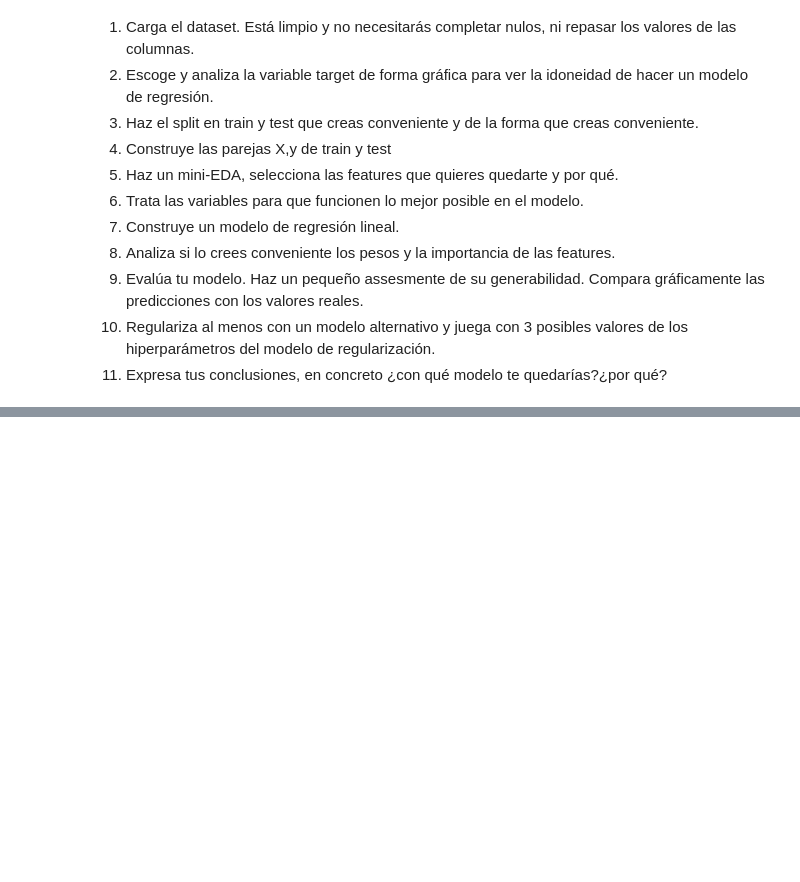
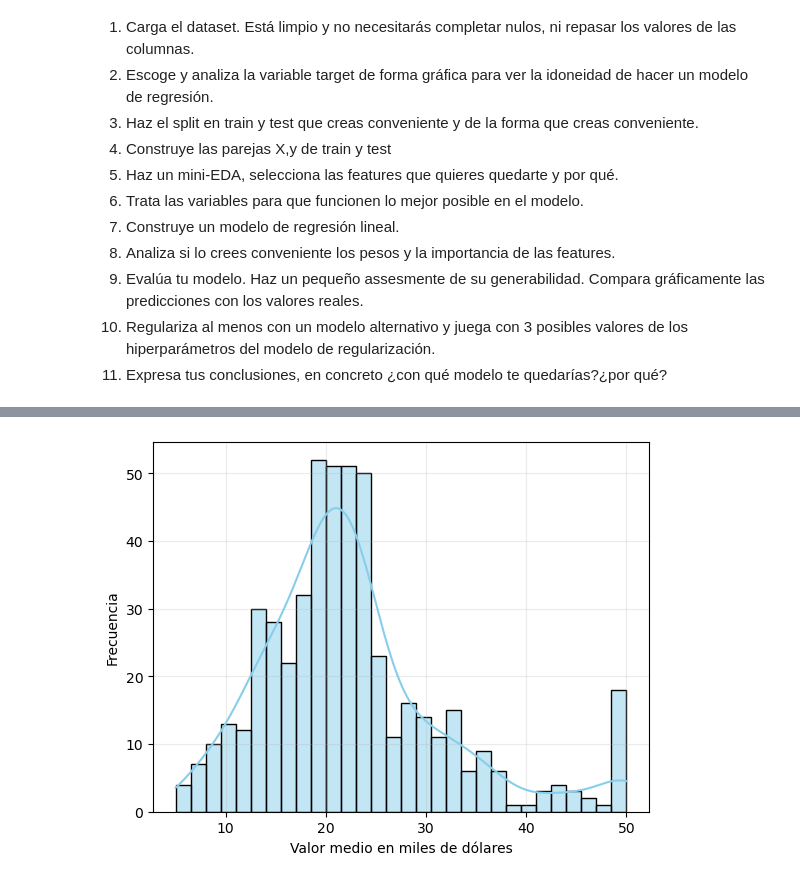
Before and after one commit to salvatorelodato/ONLINE_DS_THEBRIDGE_SL, a Jupyter notebook: Sprint_10/Unidad_01/Practica_Obligatoria/18_Practica_Obligatoria_Regresion_Lineal_y_Regularización_SL.ipynb, the cells around one changed output, grey strips where cells are left out. Saved outputs shown, nothing was run; the diff lists cells and outputs as text; code cells hidden in the pictures; blank space fills up the shorter version.

```diff
--- a/Sprint_10/Unidad_01/Practica_Obligatoria/18_Practica_Obligatoria_Regresion_Lineal_y_Regularización_SL.ipynb
+++ b/Sprint_10/Unidad_01/Practica_Obligatoria/18_Practica_Obligatoria_Regresion_Lineal_y_Regularización_SL.ipynb
@@ -72,0 +135,14 @@ dataset.head()
+# %%
+# 2 - Escogemos nuestra variable TARGET
+# (**(TARGET)MEDV:** Valor medio de las viviendas ocupadas por sus propietarios en miles de dólares)
+
+# 2.1 Analizamos nuestra variable de forma GRAFICA.
+
+
+sns.histplot(df["MEDV"], kde=True, bins=30, color = "skyblue")
+plt.xlabel("Valor medio en miles de dólares", )
+plt.ylabel("Frecuencia")
+plt.grid(alpha = 0.25)
+plt.show()
+# %% [output]
+[figure, added]
```
Also changed, not shown: parts of 30 cells of this notebook.
